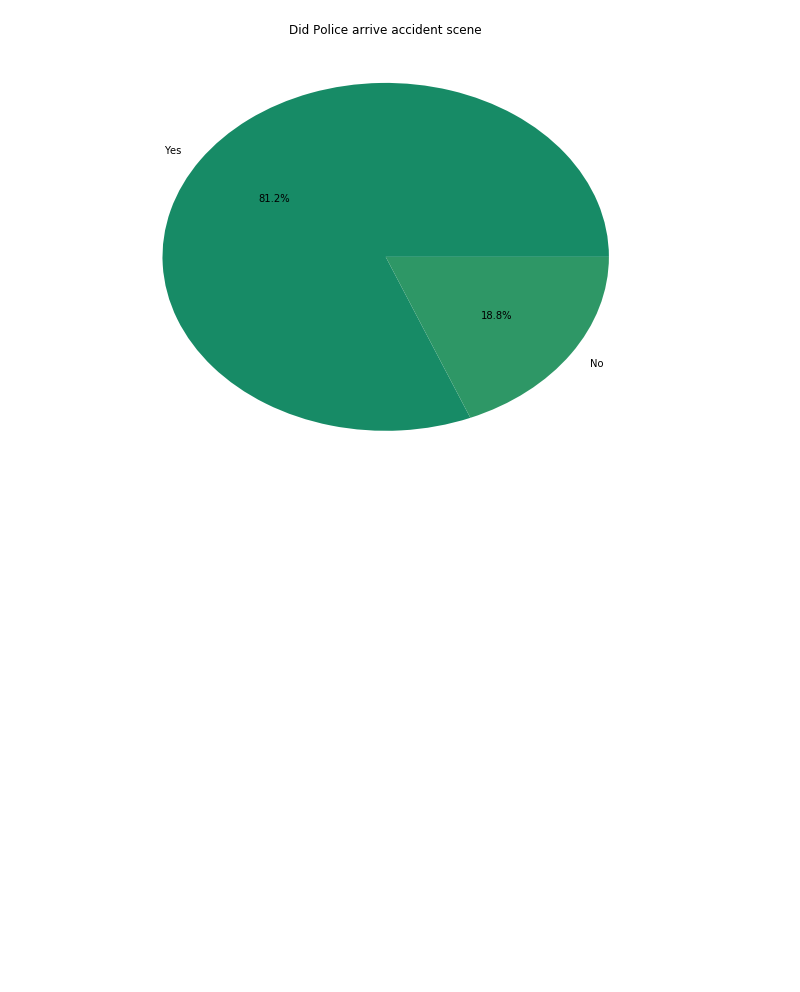
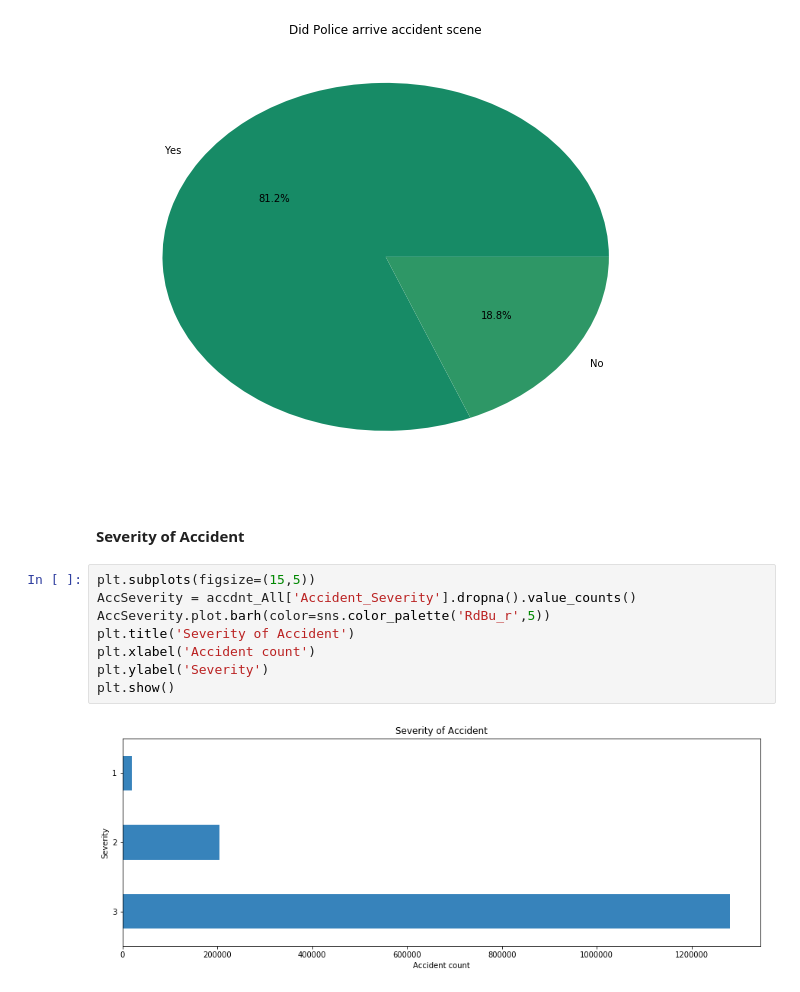
Before and after one commit to ArshadKhurshid/UK-Accident-History, a Jupyter notebook: UKAccident.ipynb, the cells around one changed output. Saved outputs shown, nothing was run; the diff lists cells and outputs as text; blank space fills up the shorter version.

Commit message:
chore: Add Accident Severity

```diff
--- a/UKAccident.ipynb
+++ b/UKAccident.ipynb
@@ -210,3 +210,15 @@ plt.title('Did Police arrive accident scene')
 plt.show()
 # %% [output]
 [figure]
+# %% [markdown]
+#### Severity of Accident
+# %%
+plt.subplots(figsize=(15,5))
+AccSeverity = accdnt_All['Accident_Severity'].dropna().value_counts()
+AccSeverity.plot.barh(color=sns.color_palette('RdBu_r',5))
+plt.title('Severity of Accident')
+plt.xlabel('Accident count')
+plt.ylabel('Severity')
+plt.show()
+# %% [output]
+[figure, added]
```
